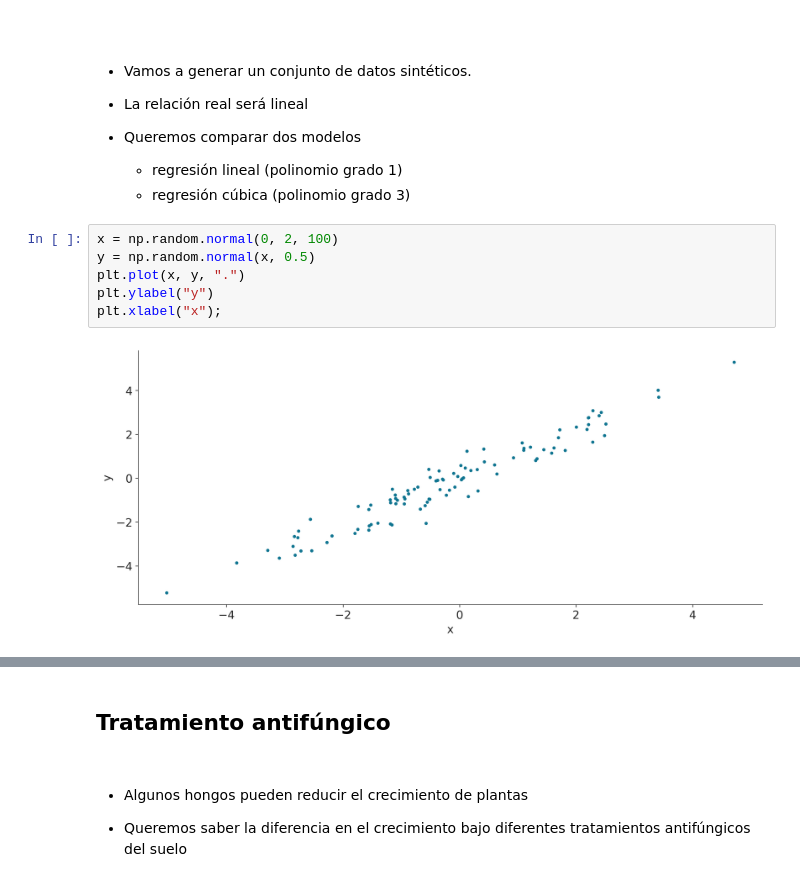
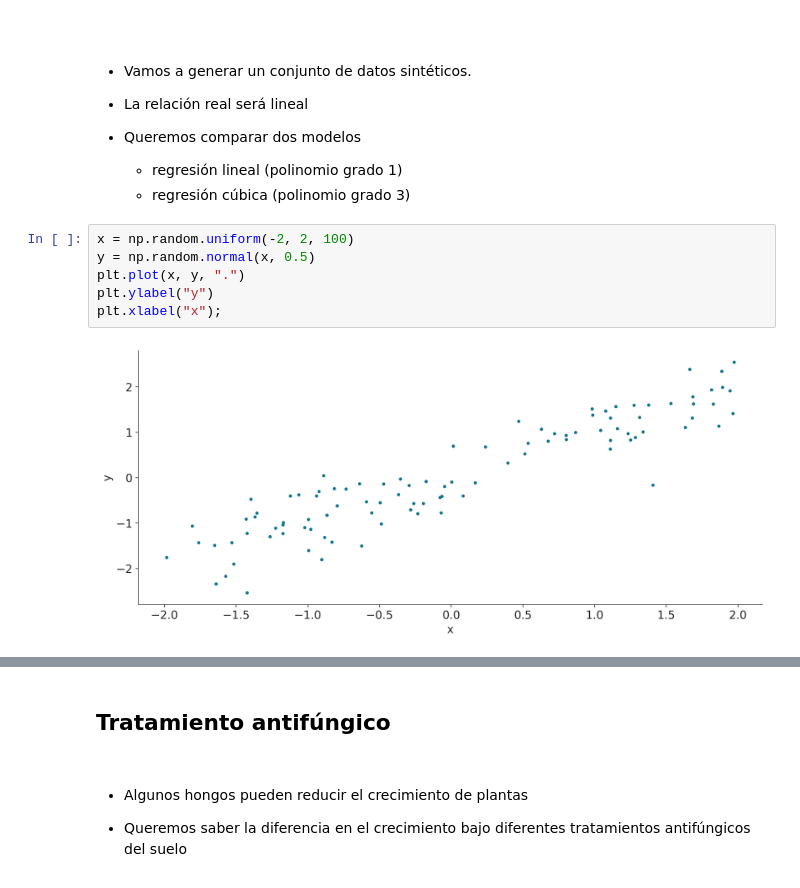
Before and after one commit to Grupo-de-modelado-probabilista/modelado_bayesiano, a Jupyter notebook: diapo/diapo_07.ipynb, the cells around one changed output, grey strips where cells are left out. Drawn from its saved outputs; the diff is of its cells as text.

```diff
--- a/diapo/diapo_07.ipynb
+++ b/diapo/diapo_07.ipynb
@@ -265,13 +336,13 @@ $$
     * regresión lineal (polinomio grado 1)
     * regresión cúbica (polinomio grado 3)
 # %%
-x = np.random.normal(0, 2, 100)
+x = np.random.uniform(-2, 2, 100)
 y = np.random.normal(x, 0.5)
 plt.plot(x, y, ".")
 plt.ylabel("y")
 plt.xlabel("x");
 # %% [output]
-[figure, old version]
+[figure, new version]
 # %%
 with pm.Model() as modelo_l:
     α = pm.Normal("α", 0, 1)
```
Also changed, not shown: parts of 37 cells of this notebook, 2 other files.
